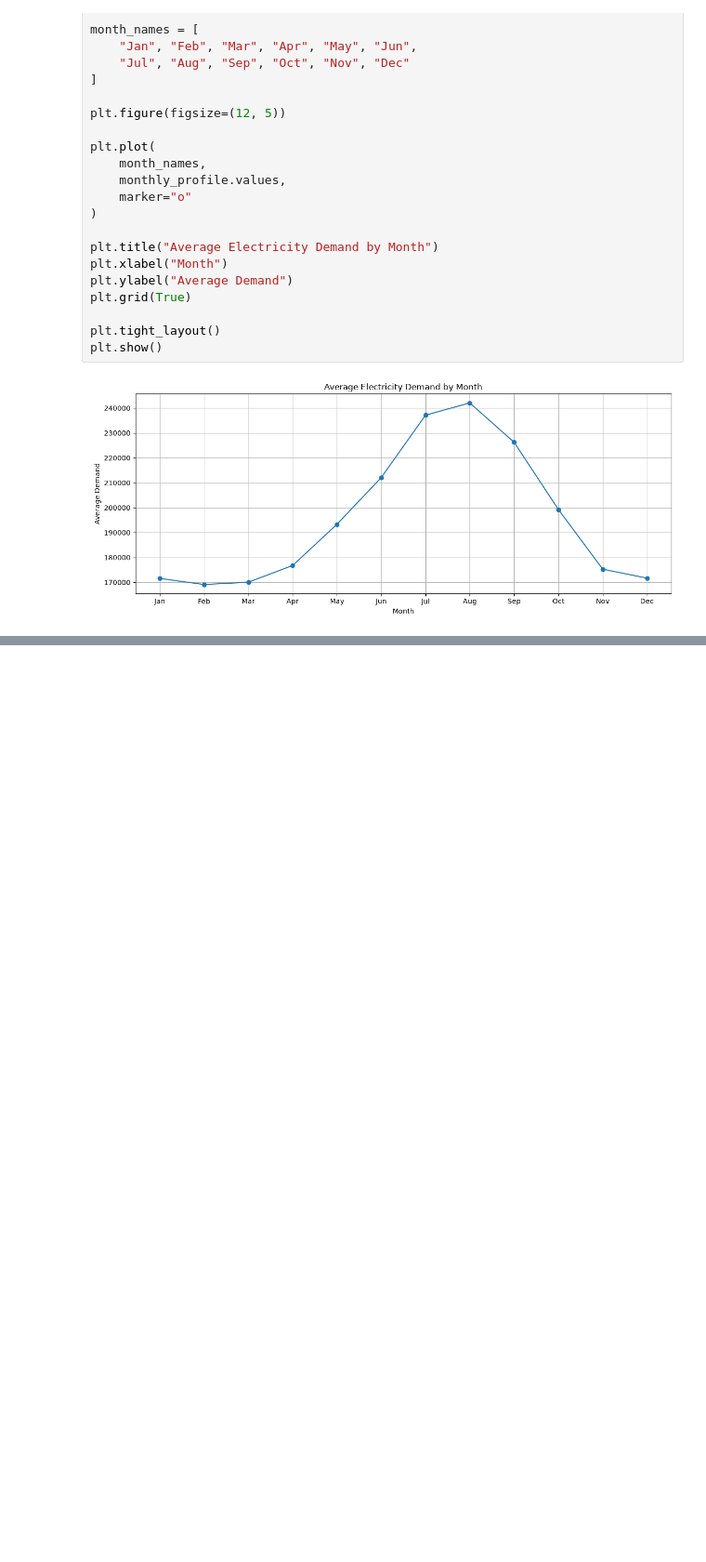
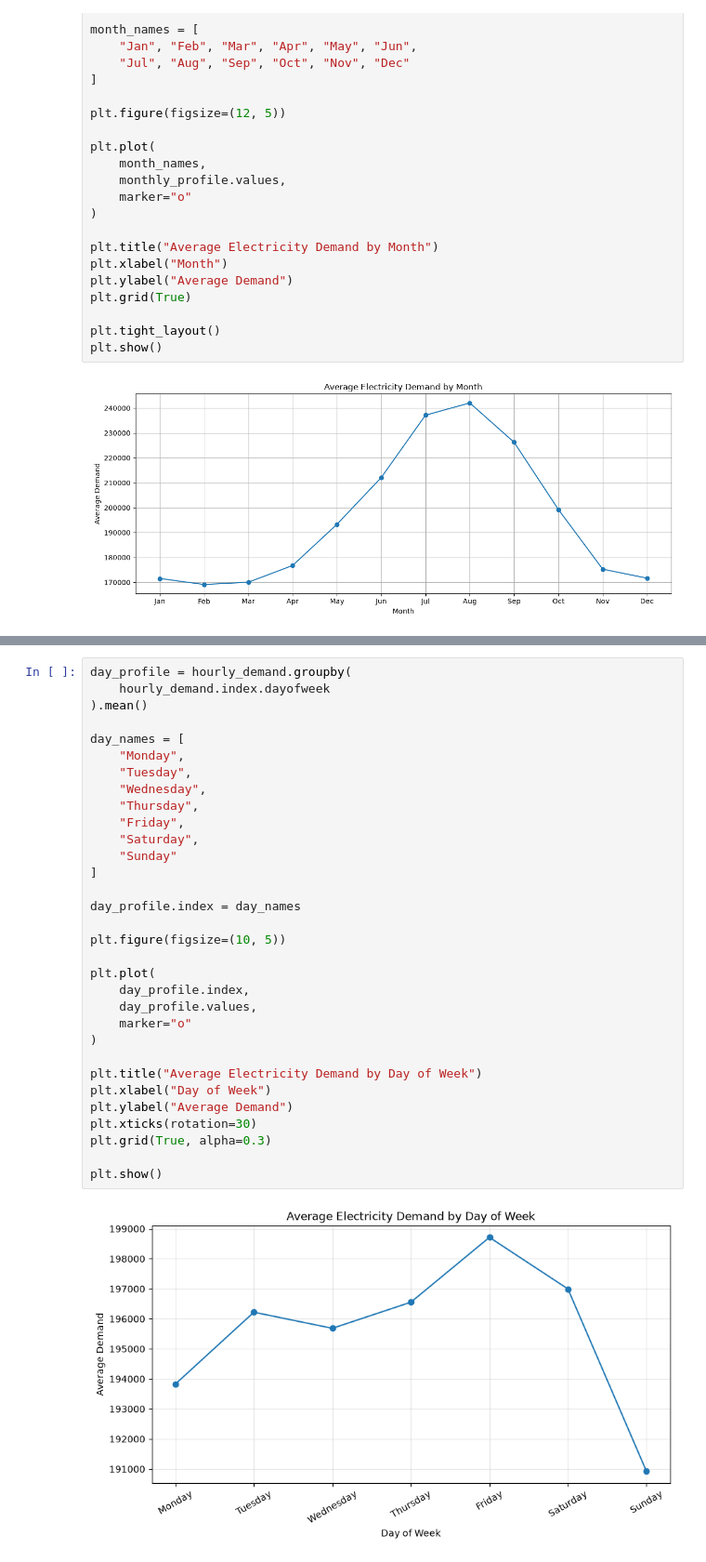
Before and after one commit to param7862989-ops/electricity-demand-forecasting, a Jupyter notebook: notebooks/01_data_exploration.ipynb, the cells around one changed output, grey strips where cells are left out. Shown at 93% size. Cells and saved outputs as stored; diff of their text form; blank space fills up the shorter version.

```diff
--- a/notebooks/01_data_exploration.ipynb
+++ b/notebooks/01_data_exploration.ipynb
@@ -705,0 +759,34 @@ plt.show()
+# %%
+day_profile = hourly_demand.groupby(
+    hourly_demand.index.dayofweek
+).mean()
+
+day_names = [
+    "Monday",
+    "Tuesday",
+    "Wednesday",
+    "Thursday",
+    "Friday",
+    "Saturday",
+    "Sunday"
+]
+
+day_profile.index = day_names
+
+plt.figure(figsize=(10, 5))
+
+plt.plot(
+    day_profile.index,
+    day_profile.values,
+    marker="o"
+)
+
+plt.title("Average Electricity Demand by Day of Week")
+plt.xlabel("Day of Week")
+plt.ylabel("Average Demand")
+plt.xticks(rotation=30)
+plt.grid(True, alpha=0.3)
+
+plt.show()
+# %% [output]
+[figure, added]
```
Also changed, not shown: parts of 27 cells of this notebook.
